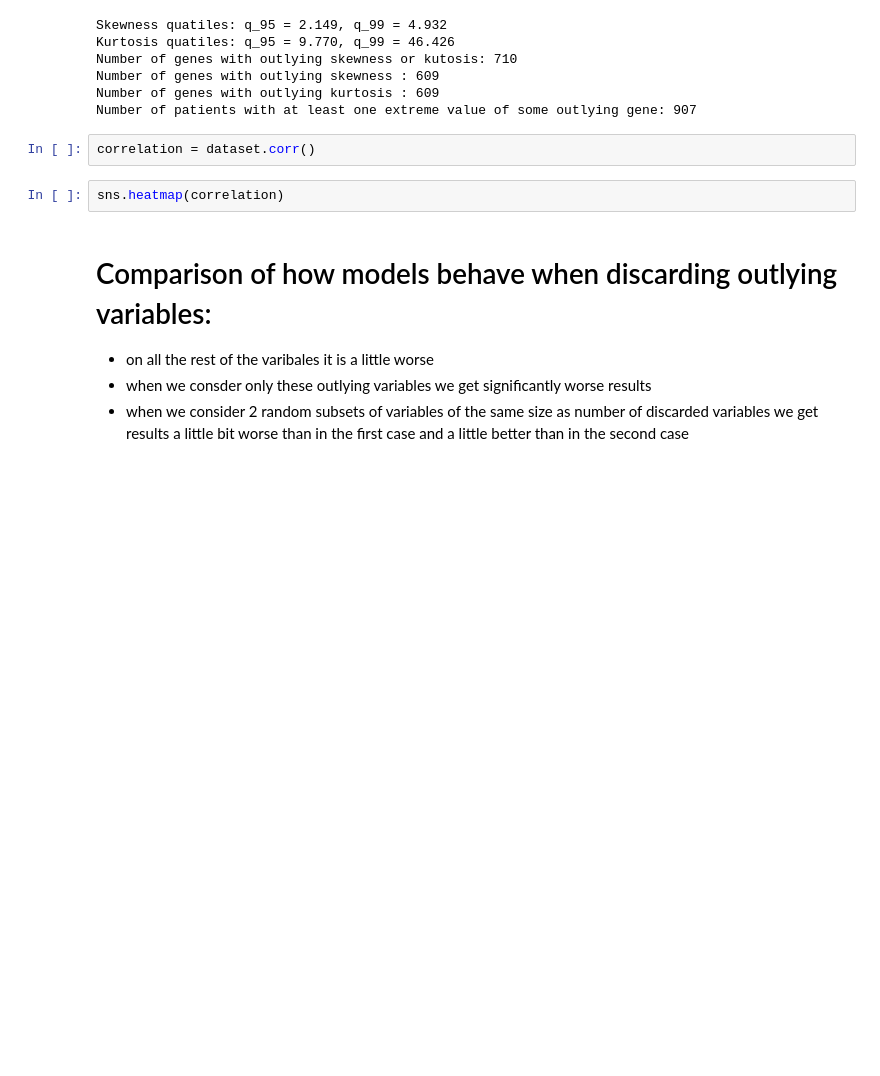
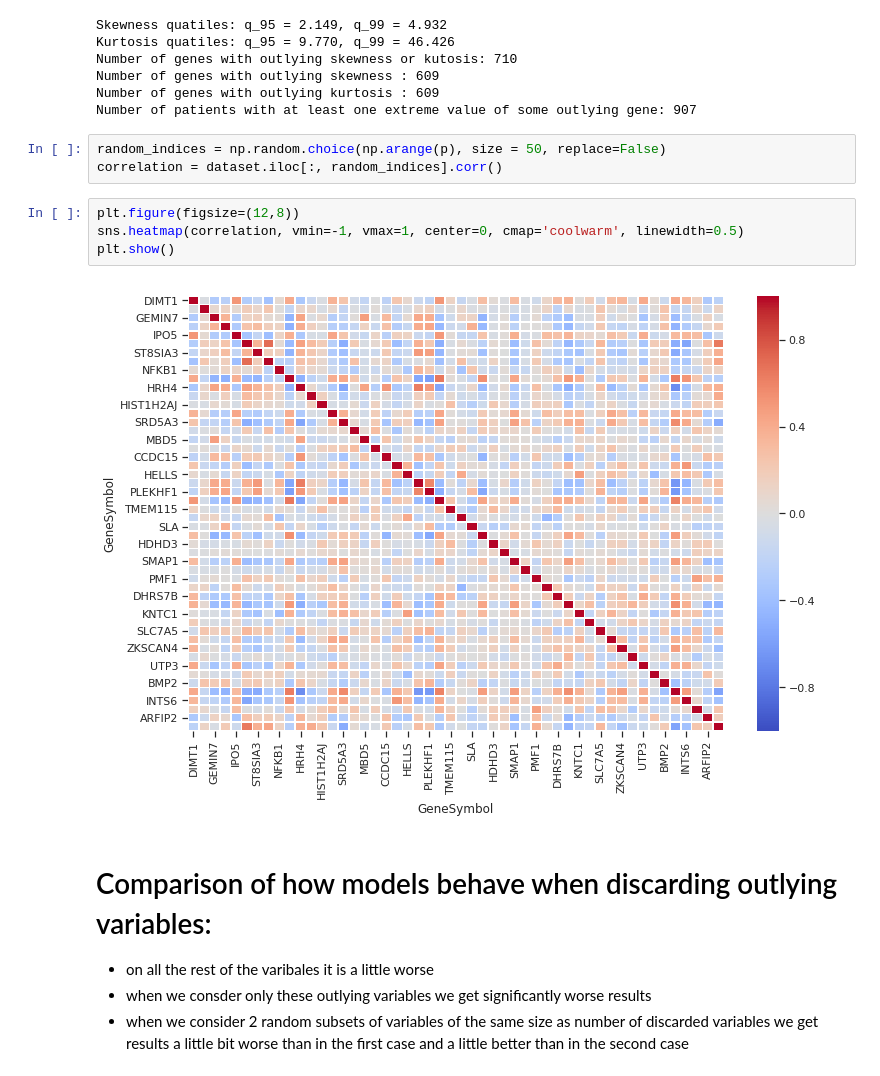
Before and after one commit to sjwilczynski/geneExpr, a Jupyter notebook: Exploration.ipynb, the cells around one changed output. Cells and saved outputs as stored; diff of their text form; blank space fills up the shorter version.

```diff
--- a/Exploration.ipynb
+++ b/Exploration.ipynb
@@ -139,10 +149,15 @@ Number of genes with outlying skewness or kutosis: 710
 Number of genes with outlying skewness : 609
 Number of genes with outlying kurtosis : 609
 Number of patients with at least one extreme value of some outlying gene: 907
-# %%
-correlation = dataset.corr()
-# %%
-sns.heatmap(correlation)
+# %%
+random_indices = np.random.choice(np.arange(p), size = 50, replace=False)
+correlation = dataset.iloc[:, random_indices].corr()
+# %%
+plt.figure(figsize=(12,8))
+sns.heatmap(correlation, vmin=-1, vmax=1, center=0, cmap='coolwarm', linewidth=0.5)
+plt.show()
+# %% [output]
+[figure, added]
 # %% [markdown]
 # Comparison of how models behave when discarding outlying variables:
 
```
Also changed, not shown: parts of 10 cells of this notebook, 7 other files.
